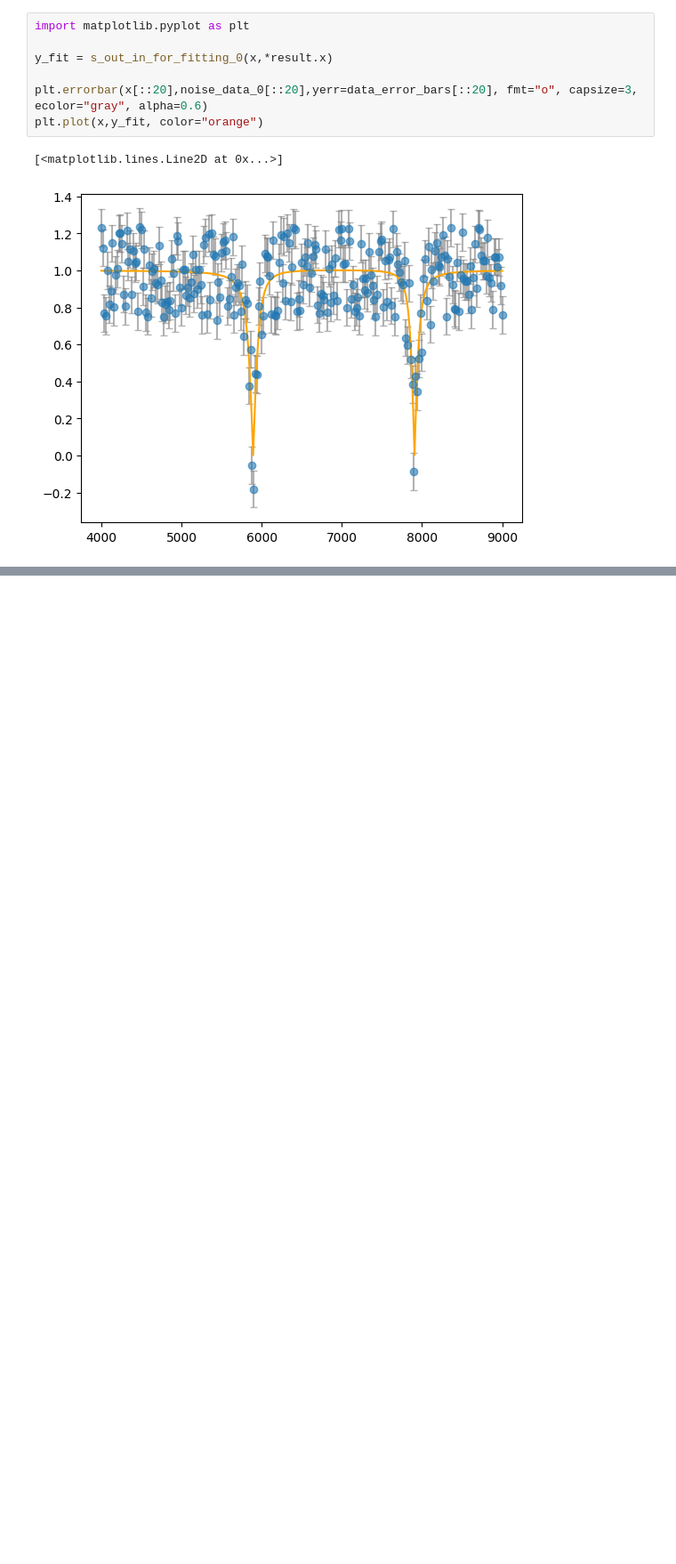
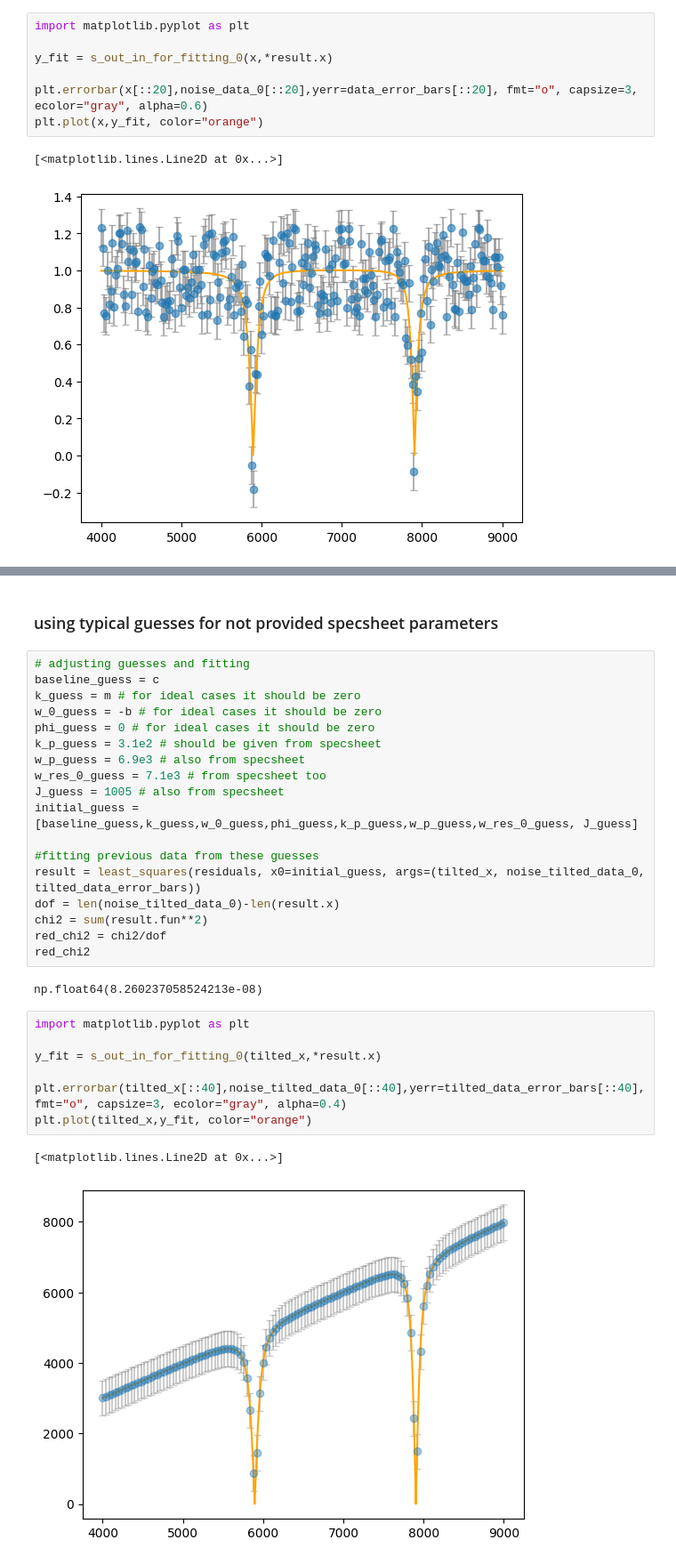
Before and after one commit to Giuhcs/purcell_filter_model, a Jupyter notebook: main.ipynb, the cells around one changed output, grey strips where cells are left out. Shown at 89% size. Saved outputs shown, nothing was run; the diff lists cells and outputs as text; blank space fills up the shorter version.

```diff
--- a/main.ipynb
+++ b/main.ipynb
@@ -155,0 +278,32 @@ plt.plot(x,y_fit, color="orange")
+# %% [markdown]
+### using typical guesses for not provided specsheet parameters
+# %%
+# adjusting guesses and fitting
+baseline_guess = c
+k_guess = m # for ideal cases it should be zero
+w_0_guess = -b # for ideal cases it should be zero
+phi_guess = 0 # for ideal cases it should be zero
+k_p_guess = 3.1e2 # should be given from specsheet
+w_p_guess = 6.9e3 # also from specsheet
+w_res_0_guess = 7.1e3 # from specsheet too
+J_guess = 1005 # also from specsheet
+initial_guess = [baseline_guess,k_guess,w_0_guess,phi_guess,k_p_guess,w_p_guess,w_res_0_guess, J_guess]
+
+#fitting previous data from these guesses
+result = least_squares(residuals, x0=initial_guess, args=(tilted_x, noise_tilted_data_0, tilted_data_error_bars))
+dof = len(noise_tilted_data_0)-len(result.x)
+chi2 = sum(result.fun**2)
+red_chi2 = chi2/dof
+red_chi2
+# %% [output]
+np.float64(8.260237058524213e-08)
+# %%
+import matplotlib.pyplot as plt
+
+y_fit = s_out_in_for_fitting_0(tilted_x,*result.x)
+
+plt.errorbar(tilted_x[::40],noise_tilted_data_0[::40],yerr=tilted_data_error_bars[::40], fmt="o", capsize=3, ecolor="gray", alpha=0.4)
+plt.plot(tilted_x,y_fit, color="orange")
+# %% [output]
+[<matplotlib.lines.Line2D at 0x...>]
+[figure, added]
```
Also changed, not shown: parts of 17 cells of this notebook.
